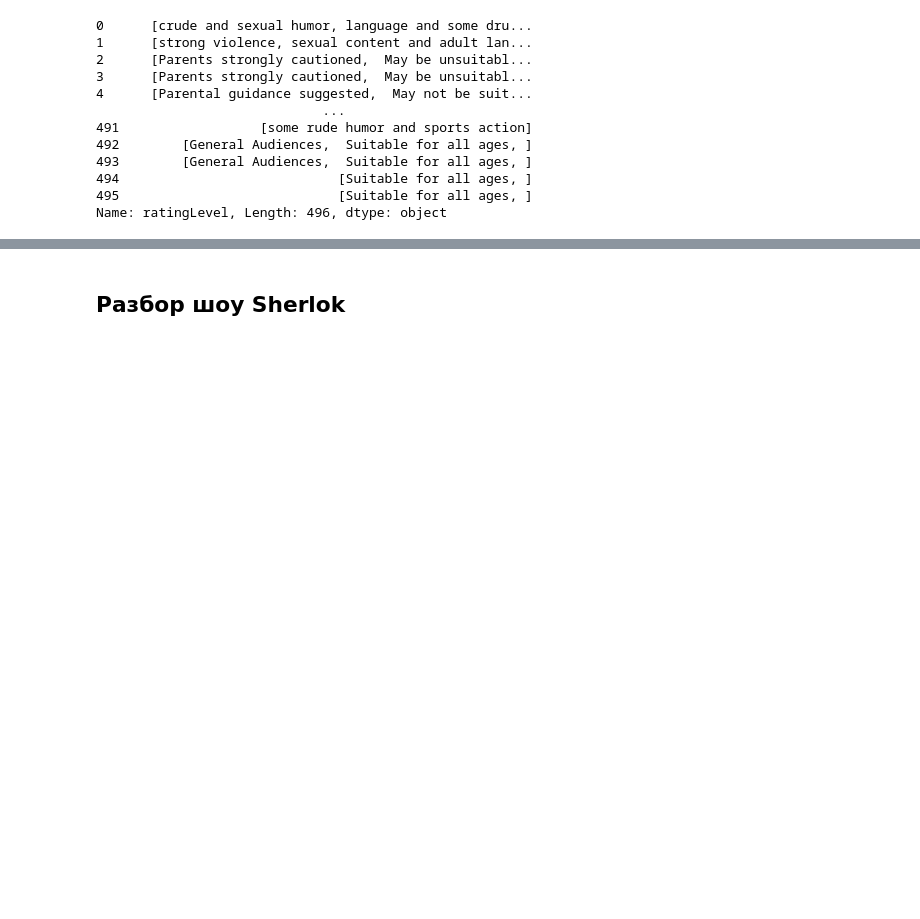
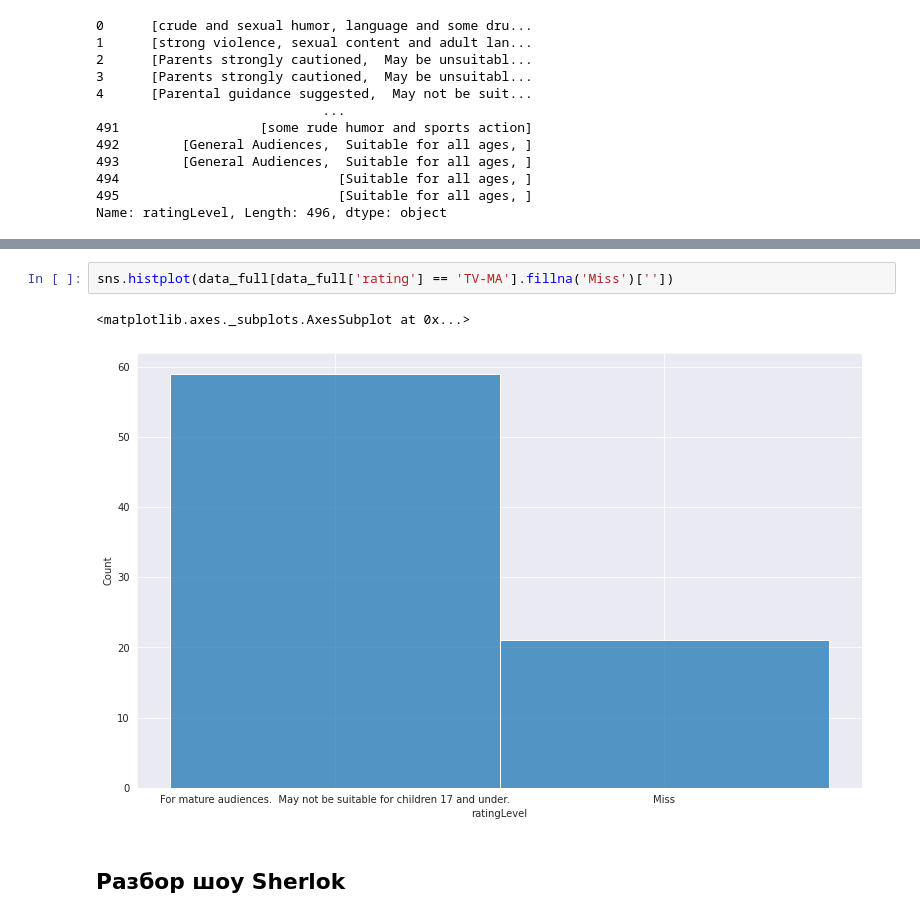
Before and after one commit to VorobyvEgor/Seminar_Sber, a Jupyter notebook: Projects/Егор_Воробьев_[Template]_Групповой_проект__Первичный_анализ_данных_.ipynb, the cells around one changed output, grey strips where cells are left out. Saved outputs shown, nothing was run; the diff lists cells and outputs as text; blank space fills up the shorter version.

```diff
--- a/Projects/Егор_Воробьев_[Template]_Групповой_проект__Первичный_анализ_данных_.ipynb
+++ b/Projects/Егор_Воробьев_[Template]_Групповой_проект__Первичный_анализ_данных_.ipynb
@@ -478,3 +509,8 @@ Name: ratingLevel, Length: 496, dtype: object
+# %%
+sns.histplot(data_full[data_full['rating'] == 'TV-MA'].fillna('Miss')[''])
+# %% [output]
+<matplotlib.axes._subplots.AxesSubplot at 0x...>
+[figure, added]
 # %% [markdown]
 ## Разбор шоу Sherlok
 # %% [markdown]
```
Also changed, not shown: parts of 3 cells of this notebook.
